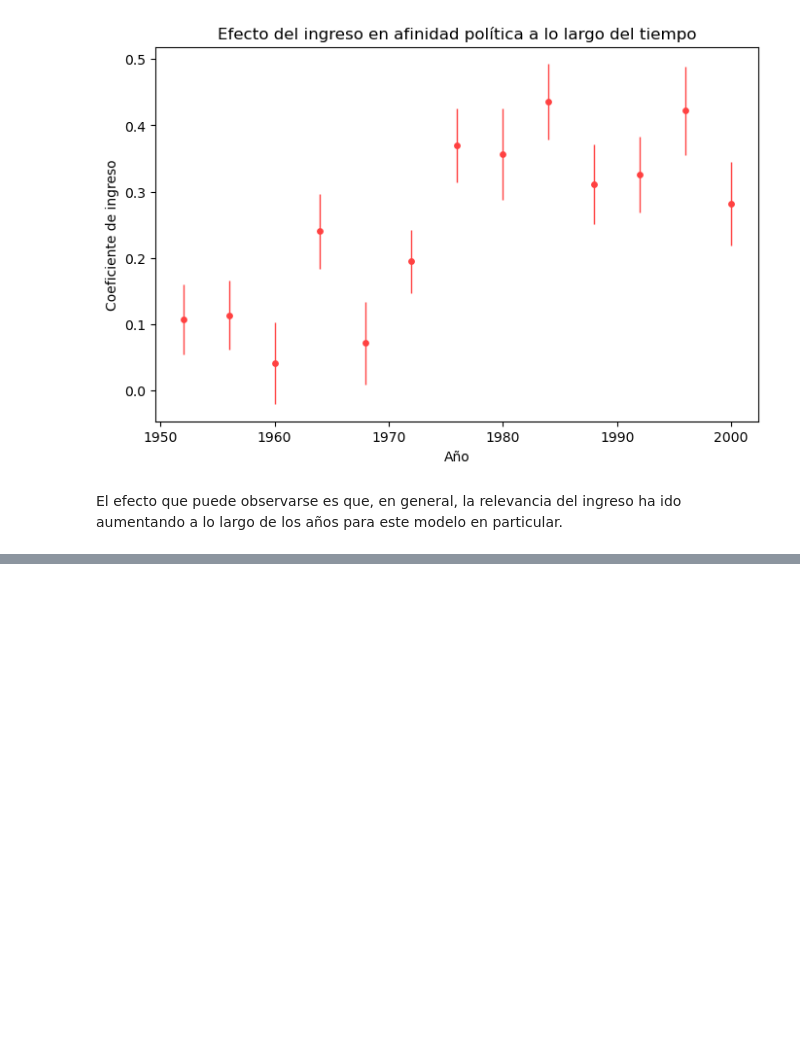
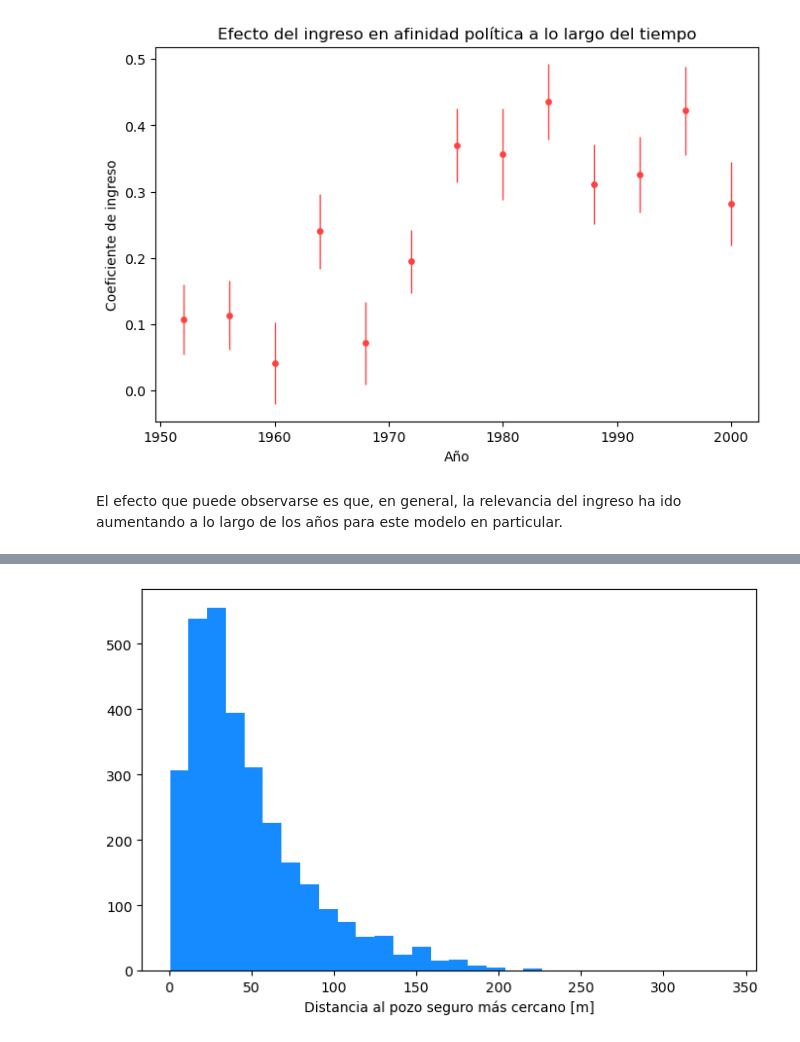
Before and after one commit to CAMM961001/bayesian_analysis, a Jupyter notebook: notebooks/04_regresion_logistica.ipynb, the cells around one changed output, grey strips where cells are left out. Cells and saved outputs as stored; diff of their text form; code cells hidden in the pictures; blank space fills up the shorter version.

Commit message:
Descripción del problema y primer hist

```diff
--- a/notebooks/04_regresion_logistica.ipynb
+++ b/notebooks/04_regresion_logistica.ipynb
@@ -286,0 +320,6 @@ A continuación se ilustran los pasos que se deben seguir en un problema de regr
+# %%
+# Carga de datos completos
+datos = pd.read_csv(
+    os.path.join(DATA, 'wells.csv'))
+
+datos.info()
@@ -286,0 +339,17 @@ A continuación se ilustran los pasos que se deben seguir en un problema de regr
+# %%
+# Especificaciones de figura
+fig, ax = plt.subplots(figsize=(8,5))
+
+# Elementos de visualización
+ax.hist(
+    x=datos.dist
+    ,bins=30
+    ,color=CONFIG['graficas']['colors']['azul'])
+
+# Anotaciones y estilo
+ax.set(
+    xlabel='Distancia al pozo seguro más cercano [m]')
+
+plt.show()
+# %% [output]
+[figure, added]
```
Also changed, not shown: parts of 7 cells of this notebook.
